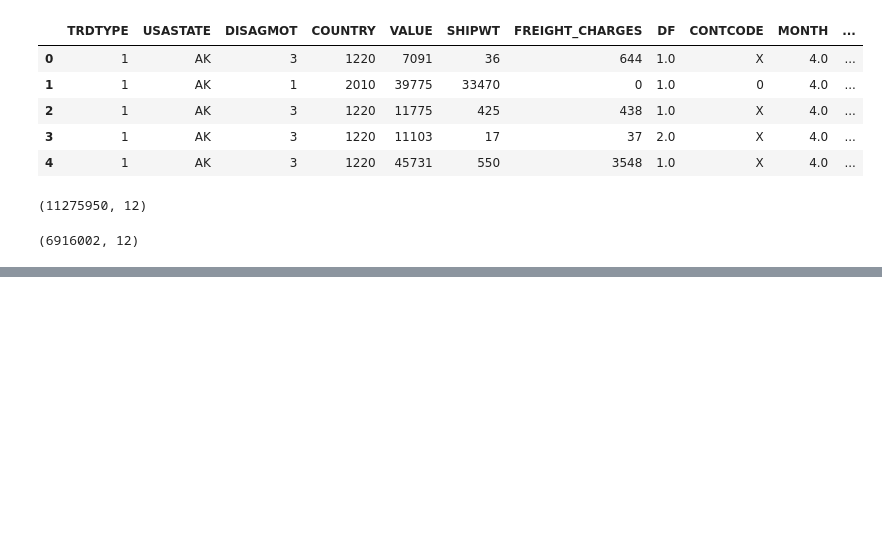
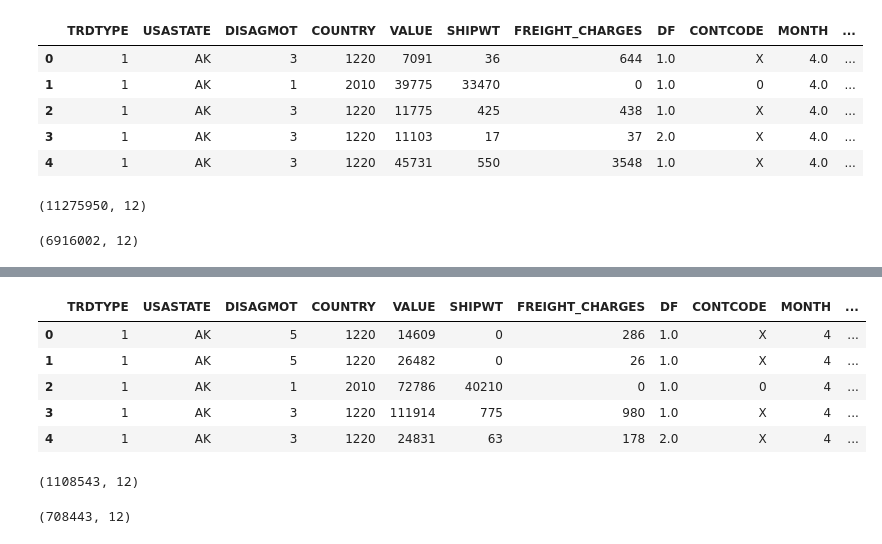
Before and after one commit to llawlaw23/bts-transportation-analysis, a Jupyter notebook: analysis.ipynb, the cells around one changed output, grey strips where cells are left out. Drawn from its saved outputs; the diff is of its cells as text; code cells hidden in the pictures; blank space fills up the shorter version.

```diff
--- a/analysis.ipynb
+++ b/analysis.ipynb
@@ -390,0 +546,15 @@ Data_2022_cleaned.shape
+# %%
+Data_2024_1 = Data_2024.drop(columns=["DEPE", "MEXSTATE", "CANPROV"])
+# %%
+Data_2024_1.head(5)
+# %% [output]
+|  | TRDTYPE | USASTATE | DISAGMOT | COUNTRY | VALUE | SHIPWT | FREIGHT_CHARGES | DF | CONTCODE | MONTH | ... |
+| 0 | 1 | AK | 5 | 1220 | 14609 | 0 | 286 | 1.0 | X | 4 | ... |
+| 1 | 1 | AK | 5 | 1220 | 26482 | 0 | 26 | 1.0 | X | 4 | ... |
+| 2 | 1 | AK | 1 | 2010 | 72786 | 40210 | 0 | 1.0 | 0 | 4 | ... |
+| 3 | 1 | AK | 3 | 1220 | 111914 | 775 | 980 | 1.0 | X | 4 | ... |
+| 4 | 1 | AK | 3 | 1220 | 24831 | 63 | 178 | 2.0 | X | 4 | ... |
+# %%
+Data_2024_1.shape
+# %% [output]
+(1108543, 12)
@@ -390,0 +565,4 @@ Data_2022_cleaned.shape
+# %%
+Data_2024_cleaned.shape
+# %% [output]
+(708443, 12)
```
Also changed, not shown: parts of 24 cells of this notebook.
